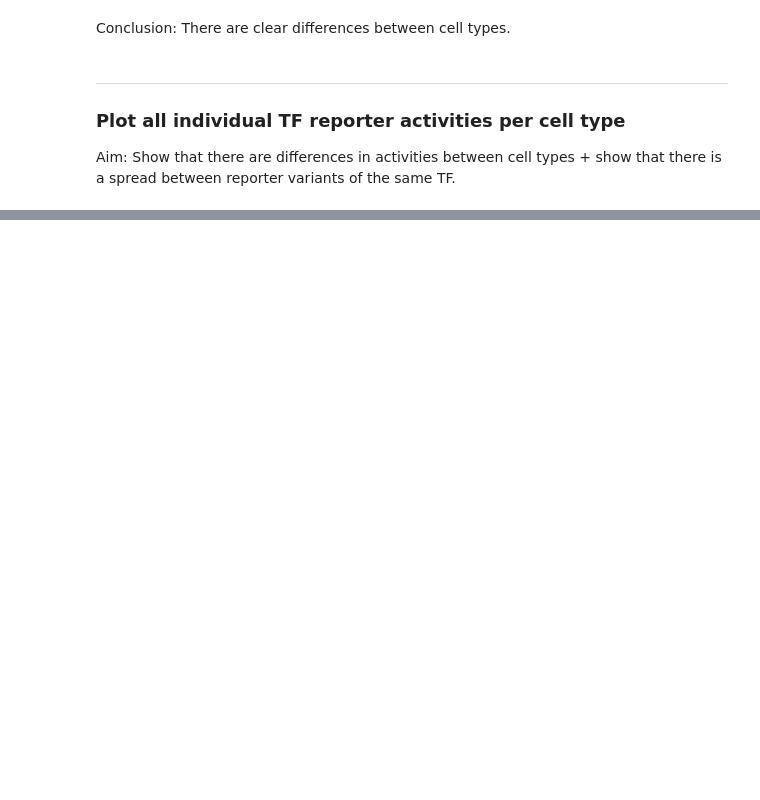
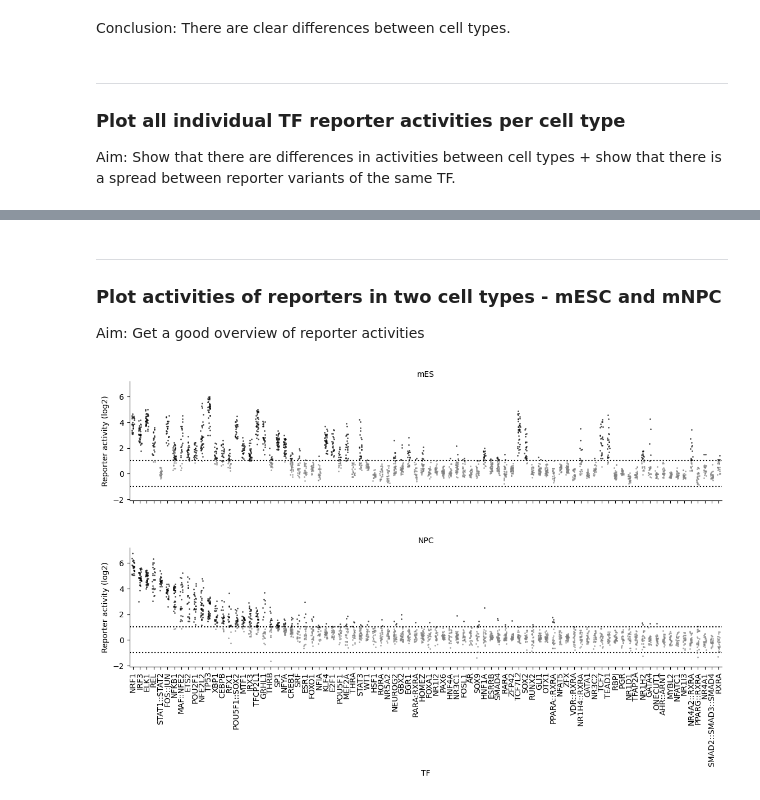
Before and after one commit to mtrauernicht/TF_MPRA, a Jupyter notebook: py_analysis/Fig_1_2_reporter_activities.ipynb, the cells around one changed output, grey strips where cells are left out. Cells and saved outputs as stored; diff of their text form; code cells hidden in the pictures; blank space fills up the shorter version.

```diff
--- a/py_analysis/Fig_1_2_reporter_activities.ipynb
+++ b/py_analysis/Fig_1_2_reporter_activities.ipynb
@@ -216,0 +219,53 @@ plt.show();
+# %% [markdown]
+---
+### Plot activities of reporters in two cell types - mESC and mNPC
+Aim: Get a good overview of reporter activities
+# %%
+# Filter cDNA_df
+cDNA_df_plot = cDNA_df.loc[
+    (cDNA_df['neg_ctrls'] == "No") &
+    (cDNA_df['commercial_reporter'] == "No") &
+    (cDNA_df['hPGK'] == "No") &
+    (~cDNA_df['tf'].str.contains('RANDOM', case=False, na=False)) &
+    (cDNA_df['native_enhancer'] == "No")
+]
+cDNA_df_plot = cDNA_df_plot[['tf', 'reporter_id', 'reporter_activity_minP', 'condition']].drop_duplicates()
+cDNA_df_plot['tf'] = cDNA_df_plot['tf'].str.replace('_.*', '', regex=True)
+cDNA_df_plot['cell'] = cDNA_df_plot['condition'].str.replace('_.*', '', regex=True)
+cDNA_df_plot['reporter_activity_minP'] = np.log2(cDNA_df_plot.groupby(['reporter_id', 'cell'])['reporter_activity_minP'].transform('mean'))
+cDNA_df_plot = cDNA_df_plot[['tf', 'reporter_id', 'reporter_activity_minP', 'cell']].drop_duplicates()
+cDNA_df_plot['n_tf'] = cDNA_df_plot.groupby(['tf', 'cell'])['tf'].transform('count')
+cDNA_df_plot = cDNA_df_plot[cDNA_df_plot['n_tf'] >= 20]
+cDNA_df_plot = cDNA_df_plot[cDNA_df_plot['cell'].isin(['NPC', 'mES'])]
+
+# Filter cDNA_df_plot2
+cDNA_df_plot2 = cDNA_df_plot[cDNA_df_plot['cell'] == 'NPC']
+cDNA_df_plot2['mean_tf_activity'] = cDNA_df_plot2.groupby(['tf', 'cell'])['reporter_activity_minP'].transform('mean')
+cDNA_df_plot2 = cDNA_df_plot2[['tf', 'mean_tf_activity']].drop_duplicates()
+
+# Join cDNA_df_plot and cDNA_df_plot2
+cDNA_df_plot = pd.merge(cDNA_df_plot, cDNA_df_plot2, on=['tf'])
+cDNA_df_plot['sign'] = np.where(cDNA_df_plot['reporter_activity_minP'] > 1, 1, 0)
+
+# Get the order of 'tf' by the descending 'mean_tf_activity'
+order = cDNA_df_plot.sort_values('mean_tf_activity', ascending=False)['tf'].unique()
+
+# Create the plot
+g = sns.FacetGrid(data=cDNA_df_plot, col='cell', col_wrap=1, height=3, aspect=4, hue = 'sign', palette=['grey', 'black'])
+g.map(sns.stripplot, 'tf', 'reporter_activity_minP', order=order, alpha=0.7, size=2, jitter = 0.2)
+g.set_titles("{col_name}")
+g.set_axis_labels("TF", "Reporter activity (log2)")
+g.fig.subplots_adjust(hspace=0.4)
+
+# Add horizontal lines to each facet
+for ax in g.axes.flat:
+    ax.axhline(y=1, linestyle='dotted', color='black')
+    ax.axhline(y=-1, linestyle='dotted', color='black')
+    # rotate x-axis labels
+    for label in ax.get_xticklabels():
+        label.set_rotation(90)
+## Print to pdf
+g.savefig("/DATA/usr/m.trauernicht/projects/SuRE-TF/figures/Figure_1-2/tf_reporter_activity_NPC_mES.pdf")
+plt.show();
+# %% [output]
+[figure, added]
```
Also changed, not shown: parts of 2 cells of this notebook, 4 other files.
